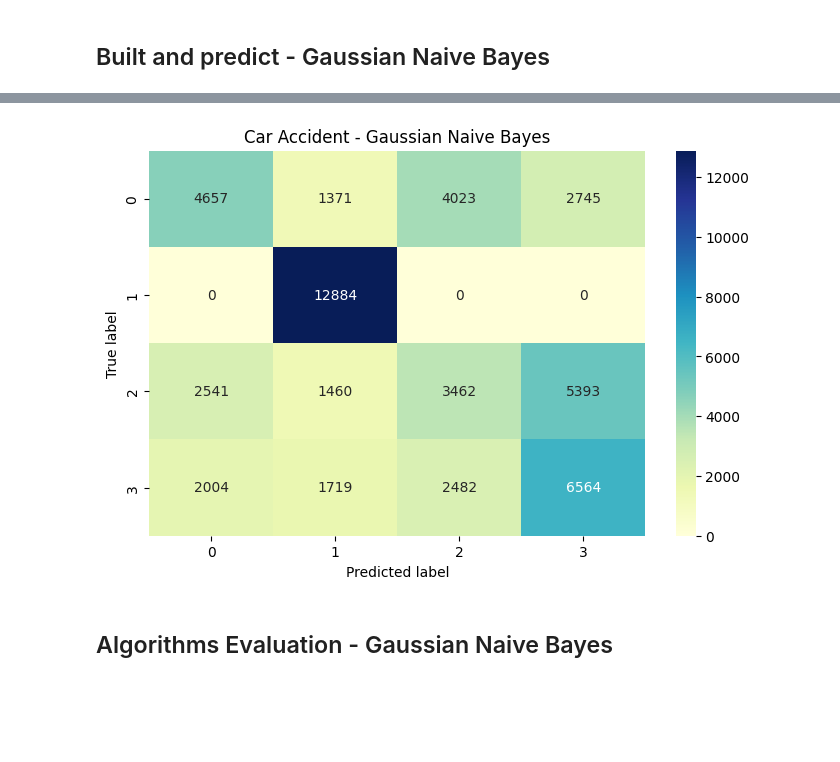
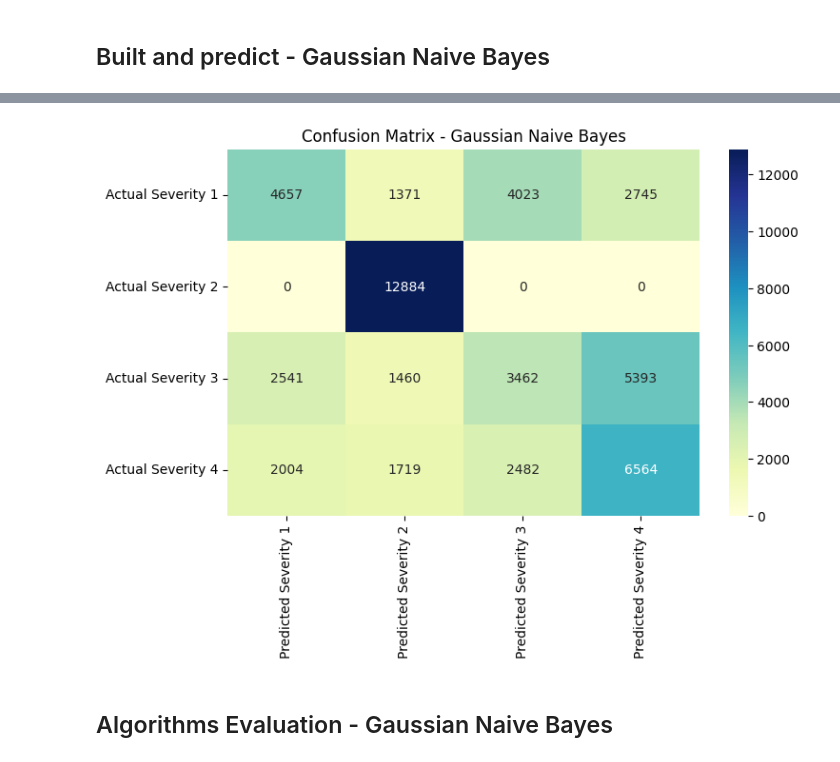
Before and after one commit to LXT2204/IS252_Datamining, a Jupyter notebook: Naive bayes.ipynb, the cells around one changed output, grey strips where cells are left out. Saved outputs shown, nothing was run; the diff lists cells and outputs as text; code cells hidden in the pictures; blank space fills up the shorter version.

```diff
--- a/Naive bayes.ipynb
+++ b/Naive bayes.ipynb
@@ -79,15 +86,15 @@ Time is:  0:00:00.044000
 # %%
 y_pred = gnb.predict(X_validate)
 confmat = confusion_matrix(y_true=y_validate, y_pred=y_pred)
 
-conf_matrix = pd.DataFrame(data=confmat)
+index = ["Actual Severity 1", "Actual Severity 2", "Actual Severity 3", "Actual Severity 4"]
+columns = ["Predicted Severity 1", "Predicted Severity 2", "Predicted Severity 3", "Predicted Severity 4"]
+conf_matrix = pd.DataFrame(data=confmat, columns=columns, index=index)
 plt.figure(figsize=(8, 5))
 sns.heatmap(conf_matrix, annot=True, fmt="d", cmap="YlGnBu")
-plt.xlabel("Predicted label")
-plt.ylabel("True label")
-plt.title("Car Accident - Gaussian Naive Bayes")
+plt.title("Confusion Matrix - Gaussian Naive Bayes")
 plt.show()
 # %% [output]
-[figure, old version]
+[figure, new version]
 # %% [markdown]
 ## Algorithms Evaluation - Gaussian Naive Bayes
```
Also changed, not shown: parts of 33 cells of this notebook, 1 other file.
